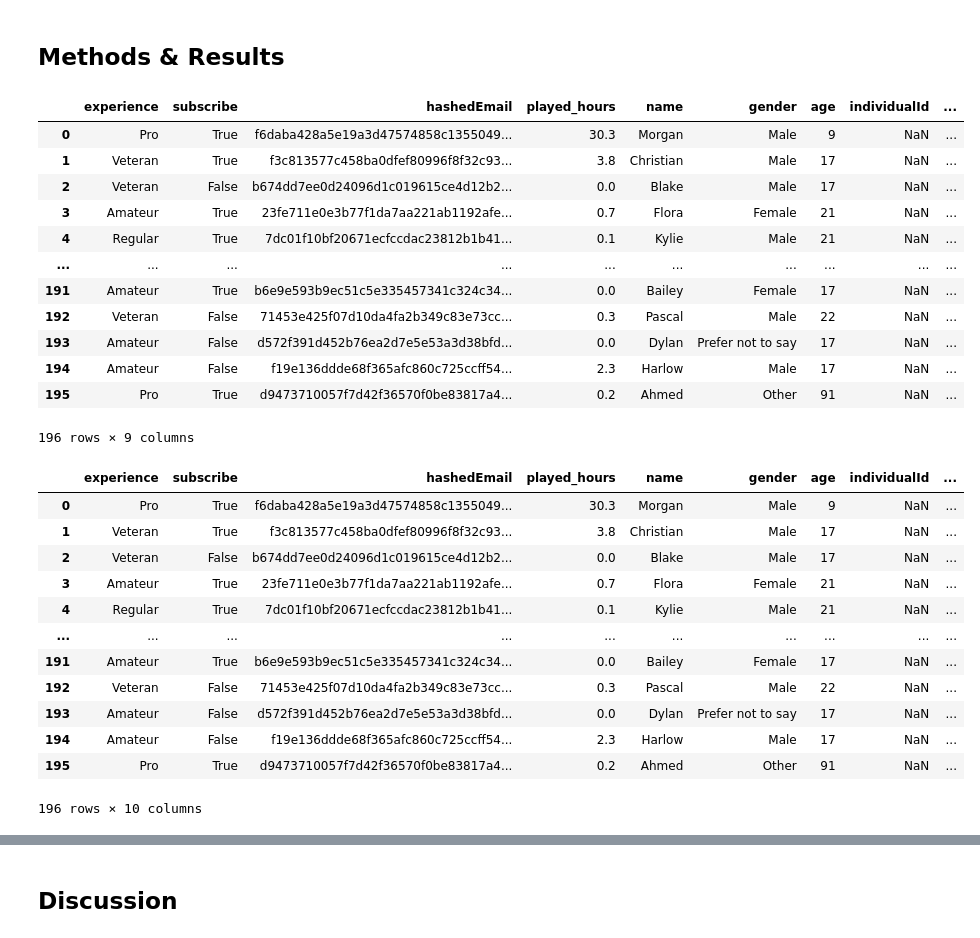
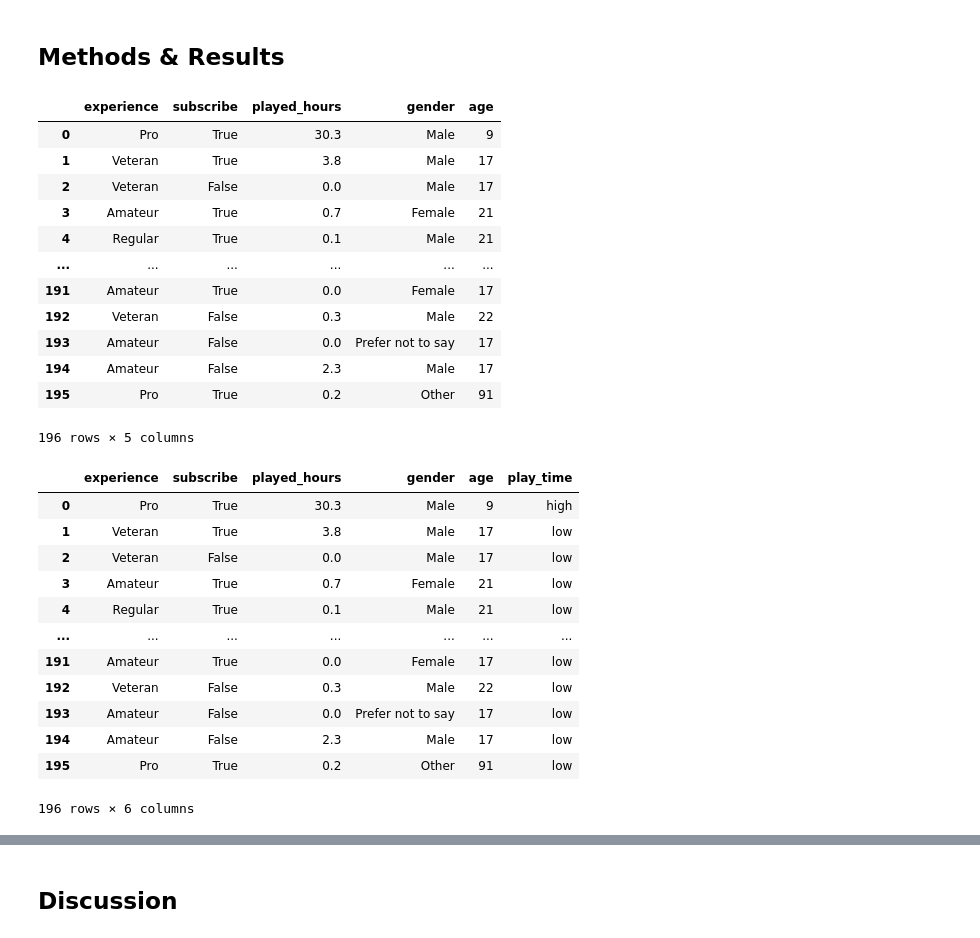
Before and after one commit to Cartleon/dsci100-python-group-33, a Jupyter notebook: Project Final Report.ipynb, the cells around one changed output, grey strips where cells are left out. Saved outputs shown, nothing was run; the diff lists cells and outputs as text; code cells hidden in the pictures.

Commit message:
Dropped columns and renamed Dataframe to be more descriptive

```diff
--- a/Project Final Report.ipynb
+++ b/Project Final Report.ipynb
@@ -14,38 +14,39 @@ The dataset has 9 variables and to answer the question, we are choosing played_
 # %% [markdown]
 ## Methods & Results ##
 # %%
-df = pd.read_csv("data/players.csv")
-df
+player_data = pd.read_csv("data/players.csv").drop(columns = ['individualId','organizationName','hashedEmail','name'])
+#Dropped columns don't contribute to our question
+player_data
 # %% [output]
-|  | experience | subscribe | hashedEmail | played_hours | name | gender | age | individualId | ... |
-| 0 | Pro | True | f6daba428a5e19a3d47574858c1355049... | 30.3 | Morgan | Male | 9 | NaN | ... |
-| 1 | Veteran | True | f3c813577c458ba0dfef80996f8f32c93... | 3.8 | Christian | Male | 17 | NaN | ... |
-| 2 | Veteran | False | b674dd7ee0d24096d1c019615ce4d12b2... | 0.0 | Blake | Male | 17 | NaN | ... |
-| 3 | Amateur | True | 23fe711e0e3b77f1da7aa221ab1192afe... | 0.7 | Flora | Female | 21 | NaN | ... |
-| 4 | Regular | True | 7dc01f10bf20671ecfccdac23812b1b41... | 0.1 | Kylie | Male | 21 | NaN | ... |
-| ... | ... | ... | ... | ... | ... | ... | ... | ... | ... |
-| 191 | Amateur | True | b6e9e593b9ec51c5e335457341c324c34... | 0.0 | Bailey | Female | 17 | NaN | ... |
-| 192 | Veteran | False | 71453e425f07d10da4fa2b349c83e73cc... | 0.3 | Pascal | Male | 22 | NaN | ... |
-| 193 | Amateur | False | d572f391d452b76ea2d7e5e53a3d38bfd... | 0.0 | Dylan | Prefer not to say | 17 | NaN | ... |
-| 194 | Amateur | False | f19e136ddde68f365afc860c725ccff54... | 2.3 | Harlow | Male | 17 | NaN | ... |
-| 195 | Pro | True | d9473710057f7d42f36570f0be83817a4... | 0.2 | Ahmed | Other | 91 | NaN | ... |
+|  | experience | subscribe | played_hours | gender | age |
+| 0 | Pro | True | 30.3 | Male | 9 |
+| 1 | Veteran | True | 3.8 | Male | 17 |
+| 2 | Veteran | False | 0.0 | Male | 17 |
+| 3 | Amateur | True | 0.7 | Female | 21 |
+| 4 | Regular | True | 0.1 | Male | 21 |
+| ... | ... | ... | ... | ... | ... |
+| 191 | Amateur | True | 0.0 | Female | 17 |
+| 192 | Veteran | False | 0.3 | Male | 22 |
+| 193 | Amateur | False | 0.0 | Prefer not to say | 17 |
+| 194 | Amateur | False | 2.3 | Male | 17 |
+| 195 | Pro | True | 0.2 | Other | 91 |
-196 rows × 9 columns
+196 rows × 5 columns
 # %%
 # create a new column to show the classification of playtime
-df["play_time"] = ['high' if played_hours >= 4 else 'low' for played_hours in df['played_hours']]
-df
+player_data["play_time"] = ['high' if played_hours >= 4 else 'low' for played_hours in player_data['played_hours']]
+player_data
 # %% [output]
-|  | experience | subscribe | hashedEmail | played_hours | name | gender | age | individualId | ... |
-| 0 | Pro | True | f6daba428a5e19a3d47574858c1355049... | 30.3 | Morgan | Male | 9 | NaN | ... |
-| 1 | Veteran | True | f3c813577c458ba0dfef80996f8f32c93... | 3.8 | Christian | Male | 17 | NaN | ... |
-| 2 | Veteran | False | b674dd7ee0d24096d1c019615ce4d12b2... | 0.0 | Blake | Male | 17 | NaN | ... |
-| 3 | Amateur | True | 23fe711e0e3b77f1da7aa221ab1192afe... | 0.7 | Flora | Female | 21 | NaN | ... |
-| 4 | Regular | True | 7dc01f10bf20671ecfccdac23812b1b41... | 0.1 | Kylie | Male | 21 | NaN | ... |
-| ... | ... | ... | ... | ... | ... | ... | ... | ... | ... |
-| 191 | Amateur | True | b6e9e593b9ec51c5e335457341c324c34... | 0.0 | Bailey | Female | 17 | NaN | ... |
-| 192 | Veteran | False | 71453e425f07d10da4fa2b349c83e73cc... | 0.3 | Pascal | Male | 22 | NaN | ... |
-| 193 | Amateur | False | d572f391d452b76ea2d7e5e53a3d38bfd... | 0.0 | Dylan | Prefer not to say | 17 | NaN | ... |
-| 194 | Amateur | False | f19e136ddde68f365afc860c725ccff54... | 2.3 | Harlow | Male | 17 | NaN | ... |
-| 195 | Pro | True | d9473710057f7d42f36570f0be83817a4... | 0.2 | Ahmed | Other | 91 | NaN | ... |
+|  | experience | subscribe | played_hours | gender | age | play_time |
+| 0 | Pro | True | 30.3 | Male | 9 | high |
+| 1 | Veteran | True | 3.8 | Male | 17 | low |
+| 2 | Veteran | False | 0.0 | Male | 17 | low |
+| 3 | Amateur | True | 0.7 | Female | 21 | low |
+| 4 | Regular | True | 0.1 | Male | 21 | low |
+| ... | ... | ... | ... | ... | ... | ... |
+| 191 | Amateur | True | 0.0 | Female | 17 | low |
+| 192 | Veteran | False | 0.3 | Male | 22 | low |
+| 193 | Amateur | False | 0.0 | Prefer not to say | 17 | low |
+| 194 | Amateur | False | 2.3 | Male | 17 | low |
+| 195 | Pro | True | 0.2 | Other | 91 | low |
-196 rows × 10 columns
+196 rows × 6 columns
 # %%
```
Also changed, not shown: parts of 2 cells of this notebook.
